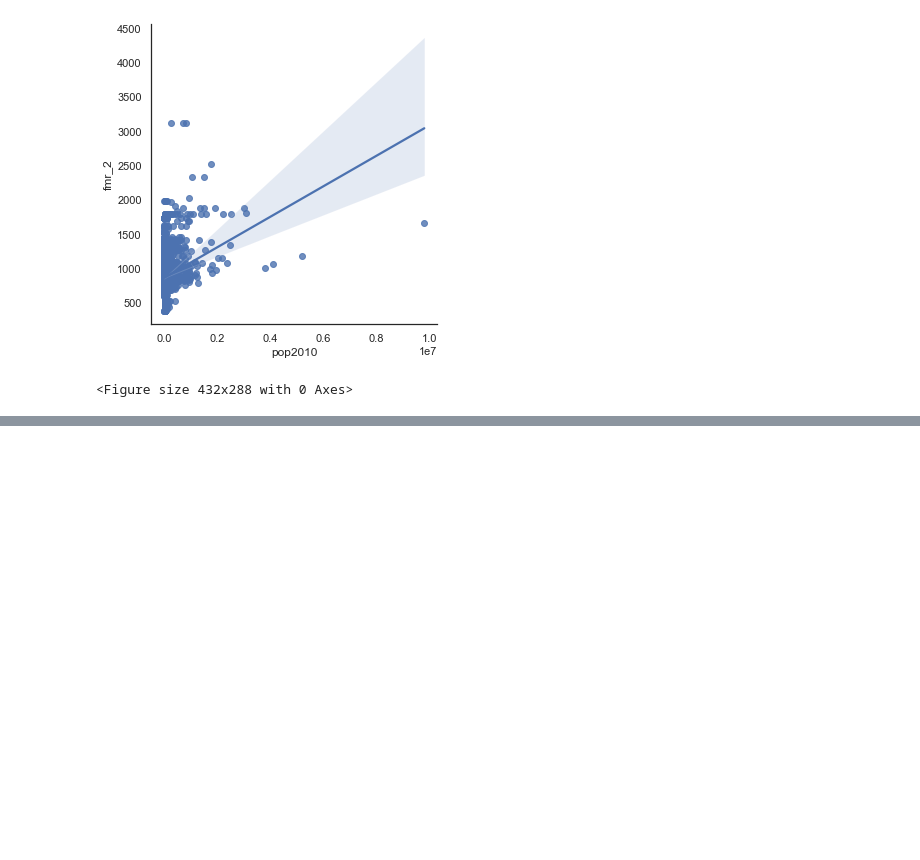
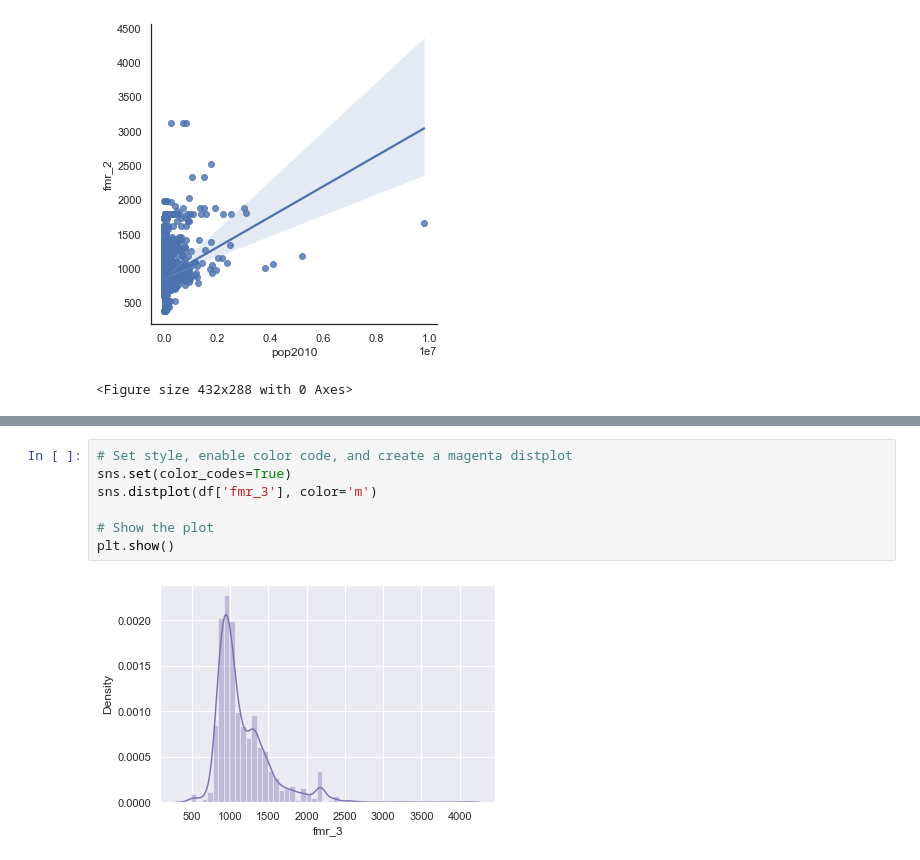
Before and after one commit to Yira-Yareth/Data_Visualization_with_Seaborn, a Jupyter notebook: Seaborn_styles.ipynb, the cells around one changed output, grey strips where cells are left out. Drawn from its saved outputs; the diff is of its cells as text; blank space fills up the shorter version.

Commit message:
seaborn_colors

```diff
--- a/Seaborn_styles.ipynb
+++ b/Seaborn_styles.ipynb
@@ -97,0 +102,9 @@ plt.clf()
+# %%
+# Set style, enable color code, and create a magenta distplot
+sns.set(color_codes=True)
+sns.distplot(df['fmr_3'], color='m')
+
+# Show the plot
+plt.show()
+# %% [output]
+[figure, added]
```
Also changed, not shown: parts of 9 cells of this notebook.
